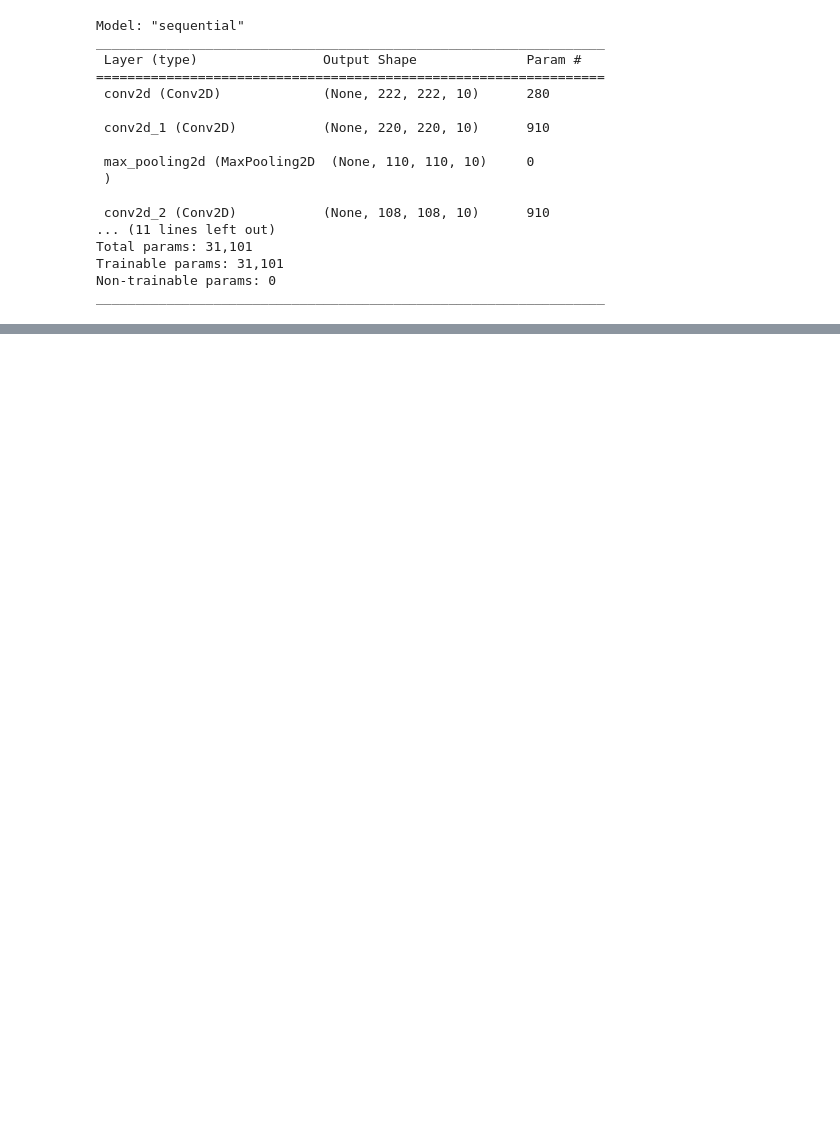
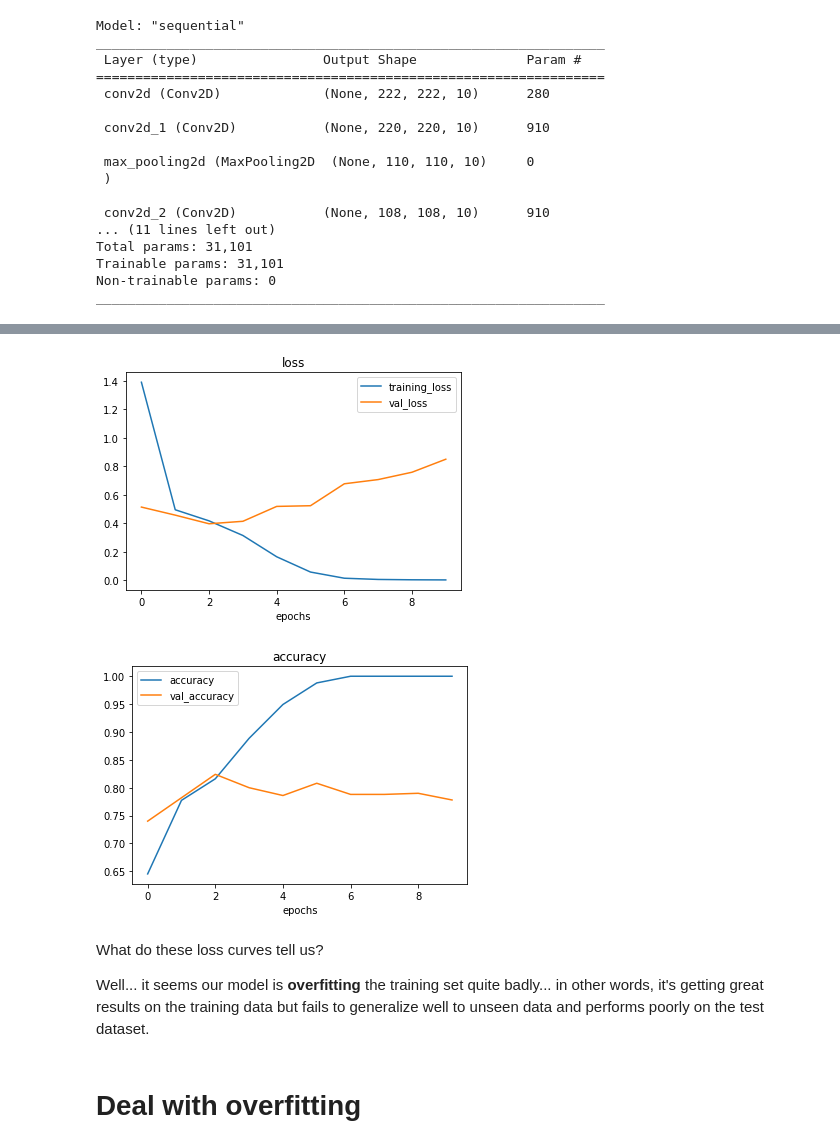
Before and after one commit to kingchan818/MachineLearning, a Jupyter notebook: tensorflow/Lec4-computer-vision/lec4-notes.ipynb, the cells around one changed output, grey strips where cells are left out. Drawn from its saved outputs; the diff is of its cells as text; code cells hidden in the pictures; blank space fills up the shorter version.

```diff
--- a/tensorflow/Lec4-computer-vision/lec4-notes.ipynb
+++ b/tensorflow/Lec4-computer-vision/lec4-notes.ipynb
@@ -211,0 +362,33 @@ You must install pydot (`pip install pydot`) and install graphviz (see instructi
+# %%
+def plot_loss_curves(hist):
+    loss = hist.history["loss"]
+    val_loss = hist.history["val_loss"]
+
+    accuracy = hist.history["accuracy"]
+    val_accuracy = hist.history["val_accuracy"]
+
+    epochs = range(len(hist.history["loss"]))
+
+    plt.plot(epochs,loss,label="training_loss")
+    plt.plot(epochs,val_loss,label="val_loss")
+    plt.title("loss")
+    plt.xlabel("epochs")
+    plt.legend()
+
+    plt.figure()
+    plt.plot(epochs,accuracy,label="accuracy")
+    plt.plot(epochs,val_accuracy,label="val_accuracy")
+    plt.title("accuracy")
+    plt.xlabel("epochs")
+    plt.legend()
+# %%
+plot_loss_curves(hist4)
+# %% [output]
+[figure, added]
+[figure, added]
+# %% [markdown]
+What do these loss curves tell us?
+
+Well... it seems our model is **overfitting** the training set quite badly... in other words, it's getting great results on the training data but fails to generalize well to unseen data and performs poorly on the test dataset.
+# %% [markdown]
+# Deal with overfitting
```
Also changed, not shown: parts of 68 cells of this notebook, 6 other files.
